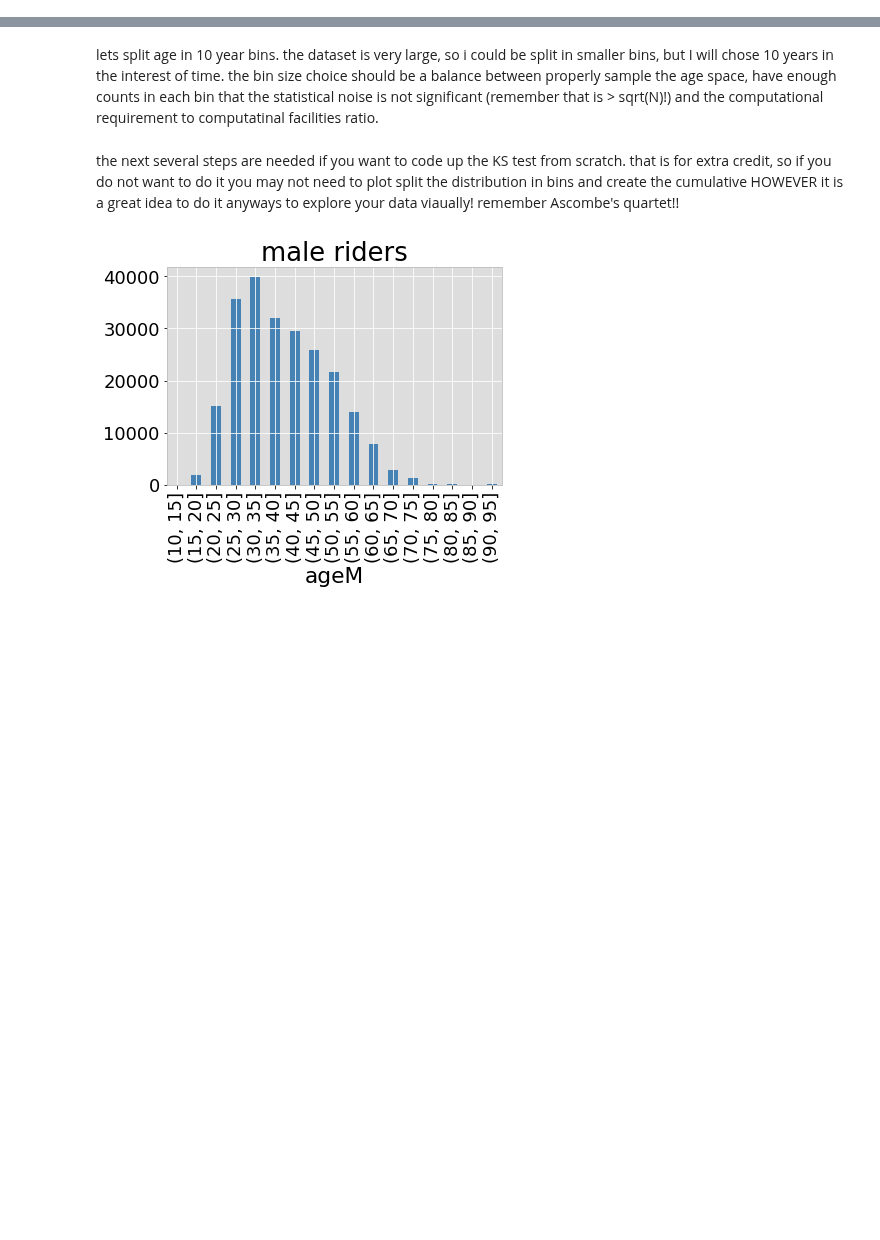
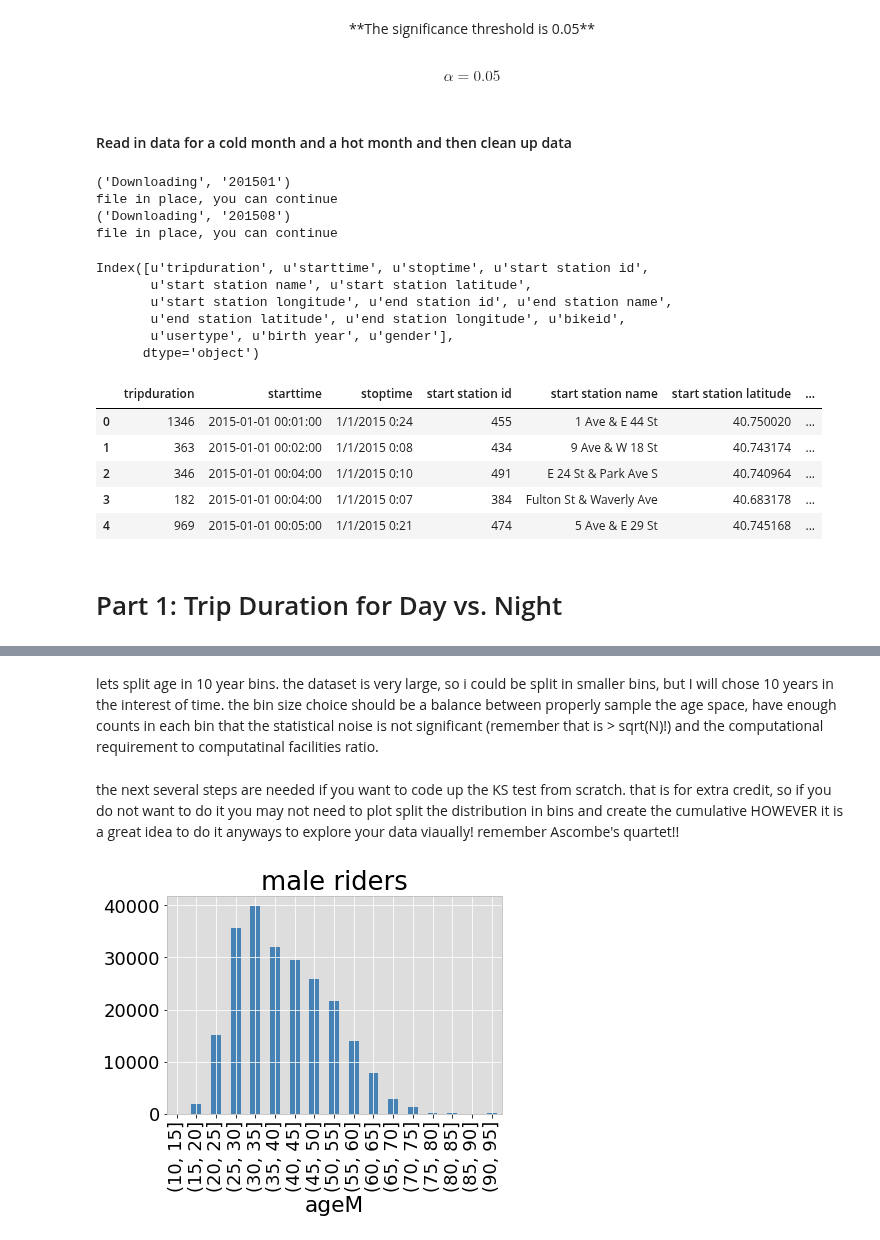
Before and after one commit to seanandrewchen/PUI2017_sac820, a Jupyter notebook: HW4_sac820/Assignment4.ipynb, the cells around one changed output, grey strips where cells are left out. Saved outputs shown, nothing was run; the diff lists cells and outputs as text; code cells hidden in the pictures; blank space fills up the shorter version.

```diff
--- a/HW4_sac820/Assignment4.ipynb
+++ b/HW4_sac820/Assignment4.ipynb
@@ -117,0 +46,51 @@ df.describe()
+# %% [markdown]
+<center>**The significance threshold is 0.05**<center>
+<br>
+$$\alpha = 0.05$$
+# %% [markdown]
+#### Read in data for a cold month and a hot month and then clean up data
+# %%
+#Use January and July data in 2015
+datestring_00 = '201501'
+datestring_01 = '201508'
+
+#Download data
+getCitiBikeCSV(datestring_00)
+getCitiBikeCSV(datestring_01)
+
+#Open data in Python as dataframes
+df_00 = pd.read_csv(os.getenv("PUIDATA") + "/" + datestring_00 + '-citibike-tripdata.csv')
+df_01 = pd.read_csv(os.getenv("PUIDATA") + "/" + datestring_01 + '-citibike-tripdata.csv')
+
+#Turn starttimes into datetimes
+df_00['starttime'] = pd.to_datetime(df_00['starttime'])
+df_01['starttime'] = pd.to_datetime(df_01['starttime'])
+
+#Combine dataframes
+frames = [df_00, df_01]
+citibikeData = pd.concat(frames)
+# %% [output]
+('Downloading', '201501')
+file in place, you can continue
+('Downloading', '201508')
+file in place, you can continue
+# %%
+citibikeData.columns
+# %% [output]
+Index([u'tripduration', u'starttime', u'stoptime', u'start station id',
+       u'start station name', u'start station latitude',
+       u'start station longitude', u'end station id', u'end station name',
+       u'end station latitude', u'end station longitude', u'bikeid',
+       u'usertype', u'birth year', u'gender'],
+      dtype='object')
+# %%
+citibikeData.head()
+# %% [output]
+|  | tripduration | starttime | stoptime | start station id | start station name | start station latitude | ... |
+| 0 | 1346 | 2015-01-01 00:01:00 | 1/1/2015 0:24 | 455 | 1 Ave & E 44 St | 40.750020 | ... |
+| 1 | 363 | 2015-01-01 00:02:00 | 1/1/2015 0:08 | 434 | 9 Ave & W 18 St | 40.743174 | ... |
+| 2 | 346 | 2015-01-01 00:04:00 | 1/1/2015 0:10 | 491 | E 24 St & Park Ave S | 40.740964 | ... |
+| 3 | 182 | 2015-01-01 00:04:00 | 1/1/2015 0:07 | 384 | Fulton St & Waverly Ave | 40.683178 | ... |
+| 4 | 969 | 2015-01-01 00:05:00 | 1/1/2015 0:21 | 474 | 5 Ave & E 29 St | 40.745168 | ... |
+# %% [markdown]
+# Part 1: Trip Duration for Day vs. Night
```
Also changed, not shown: parts of 53 cells of this notebook, 21 other files.
